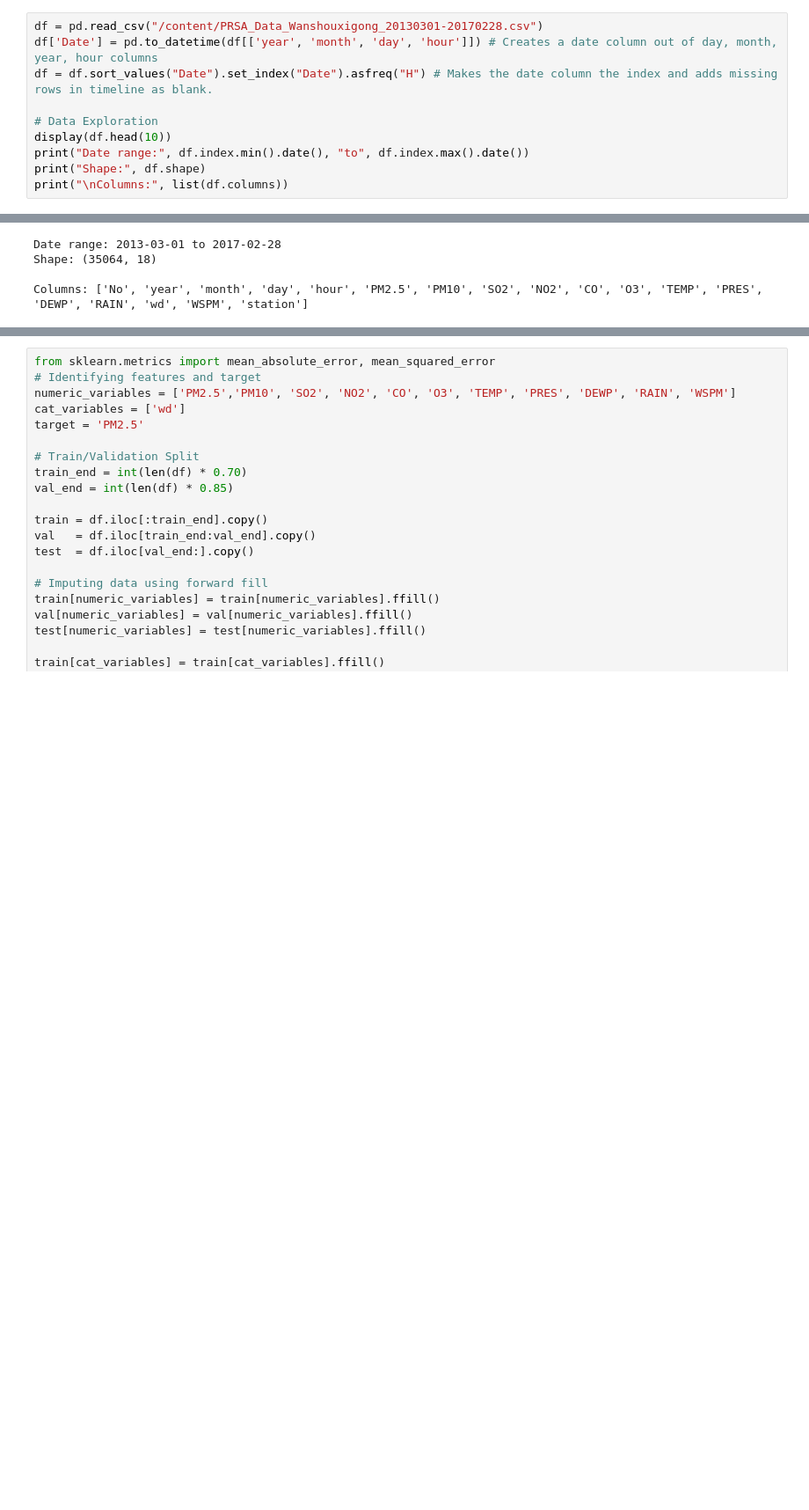
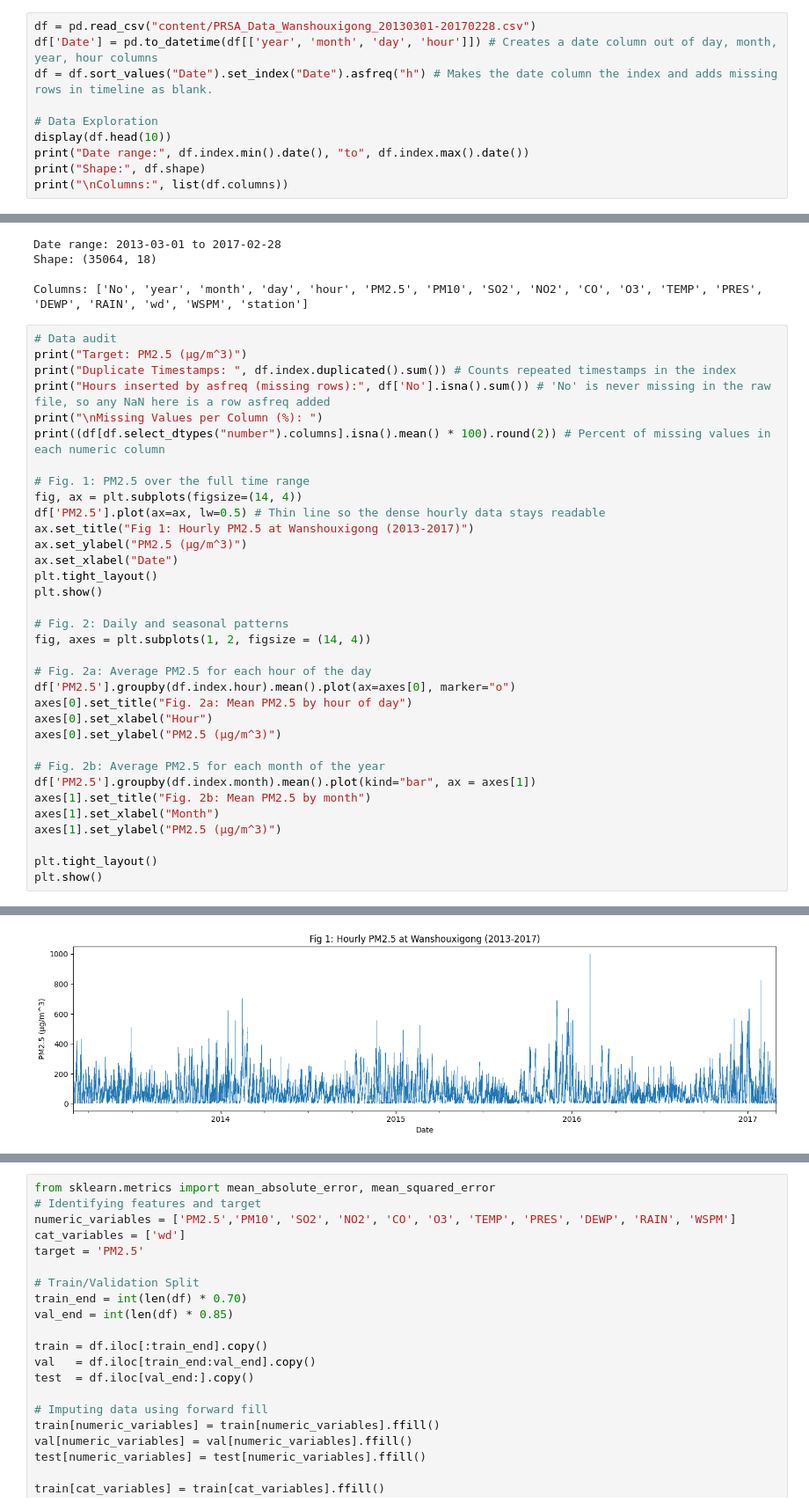
Before and after one commit to RyanGuo2005/AISE4010_Course_Project, a Jupyter notebook: AISE4010_Course_Project.ipynb, the cells around one changed output, grey strips where cells are left out. Shown at 88% size. Saved outputs shown, nothing was run; the diff lists cells and outputs as text; blank space fills up the shorter version.

Commit message:
Added dataset audit and split table/window shapes

```diff
--- a/AISE4010_Course_Project.ipynb
+++ b/AISE4010_Course_Project.ipynb
@@ -26,7 +28,7 @@ from tensorflow.keras.layers import Dense, Conv1D, MaxPooling1D, Flatten
 # %%
-df = pd.read_csv("/content/PRSA_Data_Wanshouxigong_20130301-20170228.csv")
+df = pd.read_csv("content/PRSA_Data_Wanshouxigong_20130301-20170228.csv")
 df['Date'] = pd.to_datetime(df[['year', 'month', 'day', 'hour']]) # Creates a date column out of day, month, year, hour columns
-df = df.sort_values("Date").set_index("Date").asfreq("H") # Makes the date column the index and adds missing rows in timeline as blank.
+df = df.sort_values("Date").set_index("Date").asfreq("h") # Makes the date column the index and adds missing rows in timeline as blank.
 
 # Data Exploration
 display(df.head(10))
@@ -50,3 +52,38 @@ Date range: 2013-03-01 to 2017-02-28
 Shape: (35064, 18)
 
 Columns: ['No', 'year', 'month', 'day', 'hour', 'PM2.5', 'PM10', 'SO2', 'NO2', 'CO', 'O3', 'TEMP', 'PRES', 'DEWP', 'RAIN', 'wd', 'WSPM', 'station']
+# %%
+# Data audit
+print("Target: PM2.5 (µg/m^3)")
+print("Duplicate Timestamps: ", df.index.duplicated().sum()) # Counts repeated timestamps in the index
+print("Hours inserted by asfreq (missing rows):", df['No'].isna().sum()) # 'No' is never missing in the raw file, so any NaN here is a row asfreq added
+print("\nMissing Values per Column (%): ")
+print((df[df.select_dtypes("number").columns].isna().mean() * 100).round(2)) # Percent of missing values in each numeric column
+
+# Fig. 1: PM2.5 over the full time range
+fig, ax = plt.subplots(figsize=(14, 4))
+df['PM2.5'].plot(ax=ax, lw=0.5) # Thin line so the dense hourly data stays readable
+ax.set_title("Fig 1: Hourly PM2.5 at Wanshouxigong (2013-2017)")
+ax.set_ylabel("PM2.5 (µg/m^3)")
+ax.set_xlabel("Date")
+plt.tight_layout()
+plt.show()
+
+# Fig. 2: Daily and seasonal patterns
+fig, axes = plt.subplots(1, 2, figsize = (14, 4))
+
+# Fig. 2a: Average PM2.5 for each hour of the day
+df['PM2.5'].groupby(df.index.hour).mean().plot(ax=axes[0], marker="o")
+axes[0].set_title("Fig. 2a: Mean PM2.5 by hour of day")
+axes[0].set_xlabel("Hour")
+axes[0].set_ylabel("PM2.5 (µg/m^3)")
+
+# Fig. 2b: Average PM2.5 for each month of the year
+df['PM2.5'].groupby(df.index.month).mean().plot(kind="bar", ax = axes[1])
+axes[1].set_title("Fig. 2b: Mean PM2.5 by month")
+axes[1].set_xlabel("Month")
+axes[1].set_ylabel("PM2.5 (µg/m^3)")
+
+plt.tight_layout()
+plt.show()
+# %% [output]
@@ -52,0 +107 @@ Columns: ['No', 'year', 'month', 'day', 'hour', 'PM2.5', 'PM10', 'SO2', 'NO2', '
+[figure, added]
```
Also changed, not shown: parts of 9 cells of this notebook.
